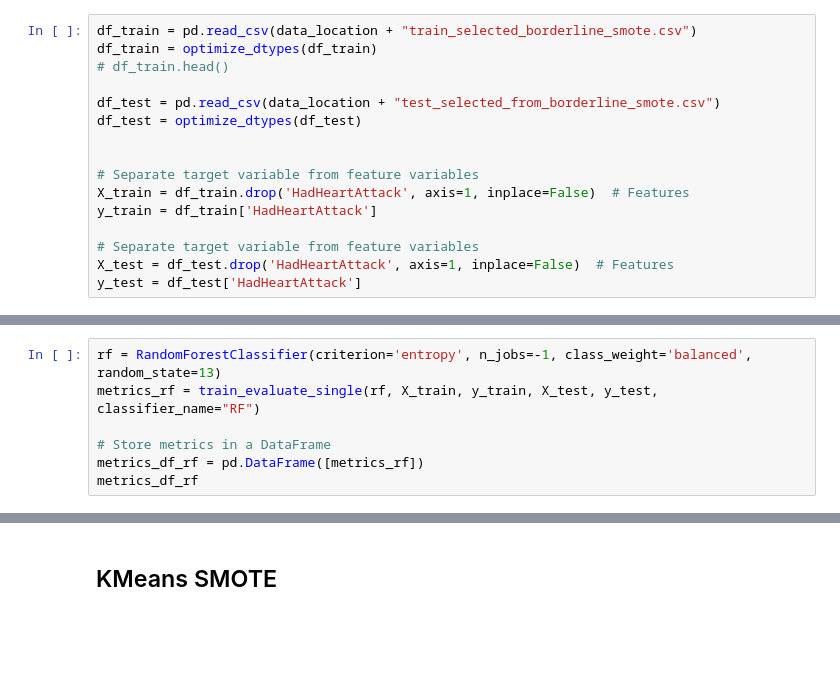
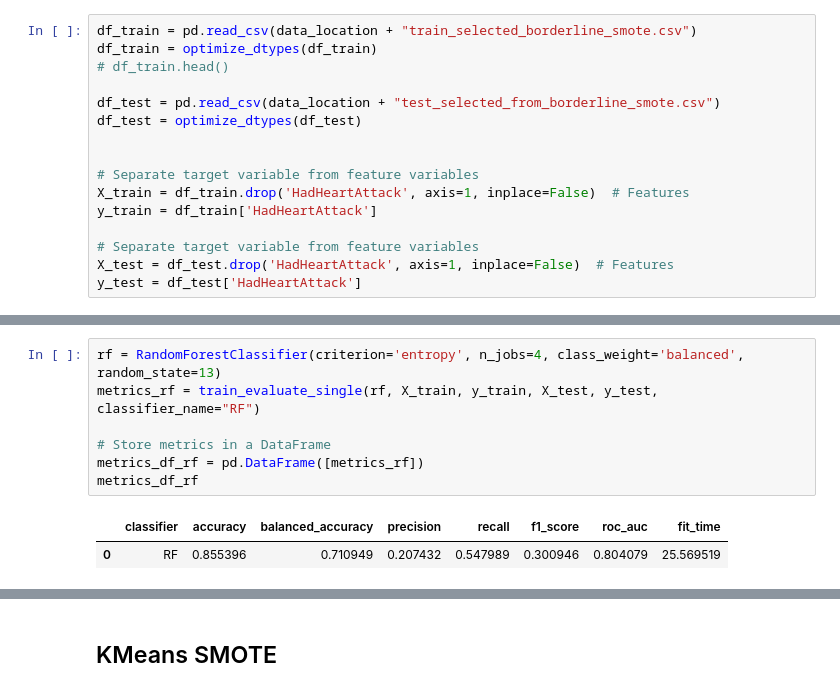
Before and after one commit to LazarosPan/Heart-Disease, a Jupyter notebook: Code/ml_selected.ipynb, the cells around one changed output, grey strips where cells are left out. Saved outputs shown, nothing was run; the diff lists cells and outputs as text; blank space fills up the shorter version.

```diff
--- a/Code/ml_selected.ipynb
+++ b/Code/ml_selected.ipynb
@@ -161,7 +193,10 @@ metrics_df_lgbm
 # %%
-rf = RandomForestClassifier(criterion='entropy', n_jobs=-1, class_weight='balanced', random_state=13)
+rf = RandomForestClassifier(criterion='entropy', n_jobs=4, class_weight='balanced', random_state=13)
 metrics_rf = train_evaluate_single(rf, X_train, y_train, X_test, y_test, classifier_name="RF")
 
 # Store metrics in a DataFrame
 metrics_df_rf = pd.DataFrame([metrics_rf])
 metrics_df_rf
+# %% [output]
+|  | classifier | accuracy | balanced_accuracy | precision | recall | f1_score | roc_auc | fit_time |
+| 0 | RF | 0.855396 | 0.710949 | 0.207432 | 0.547989 | 0.300946 | 0.804079 | 25.569519 |
```
Also changed, not shown: parts of 37 cells of this notebook, 1 other file.
